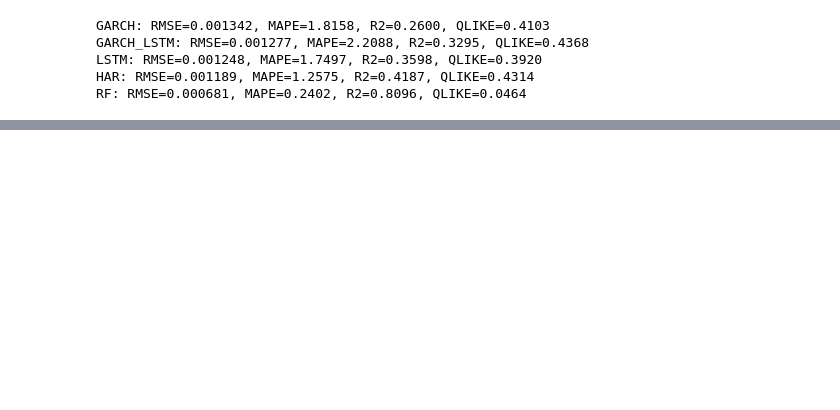
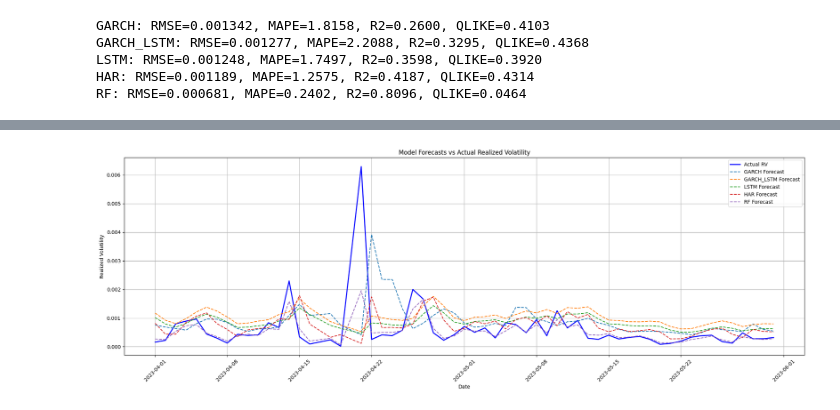
Before and after one commit to zhyoung17/crypto-rv-forecast, a Jupyter notebook: notebooks/results/evaluation.ipynb, the cells around one changed output, grey strips where cells are left out. Saved outputs shown, nothing was run; the diff lists cells and outputs as text; code cells hidden in the pictures; blank space fills up the shorter version.

```diff
--- a/notebooks/results/evaluation.ipynb
+++ b/notebooks/results/evaluation.ipynb
@@ -111,0 +250,38 @@ plt.show()
+# %%
+import matplotlib.pyplot as plt
+
+def plot_forecasts(data, models, start_date, end_date):
+    """
+    Plots actual realized volatility and model forecasts within a specified date range.
+
+    Parameters:
+    - data: DataFrame containing 'Actual_RV' and model forecast columns with datetime index.
+    - models: List of model names corresponding to columns in the data.
+    - start_date: Start date as a string in 'YYYY-MM-DD' format.
+    - end_date: End date as a string in 'YYYY-MM-DD' format.
+    """
+    # Filter data for the specified date range
+    mask = (data.index >= start_date) & (data.index <= end_date)
+    filtered_data = data.loc[mask]
+
+    plt.figure(figsize=(20, 7))
+    plt.plot(filtered_data.index, filtered_data['Actual_RV'], label='Actual RV', color='blue', linewidth=2)
+
+    # Plot each model's forecast
+    for model in models:
+        plt.plot(filtered_data.index, filtered_data[model], label=f'{model} Forecast', linestyle='--')
+
+    plt.title('Model Forecasts vs Actual Realized Volatility')
+    plt.xlabel('Date')
+    plt.ylabel('Realized Volatility')
+    plt.legend()
+    plt.grid(True)
+    plt.xticks(rotation=45)
+    plt.tight_layout()
+    plt.show()
+
+# Example usage:
+model_names = ['GARCH', 'GARCH_LSTM', 'LSTM', 'HAR', 'RF']
+plot_forecasts(data, model_names, '2023-04-01', '2023-05-31')
+# %% [output]
+[figure, added]
```
Also changed, not shown: parts of 5 cells of this notebook, 5 other files.
